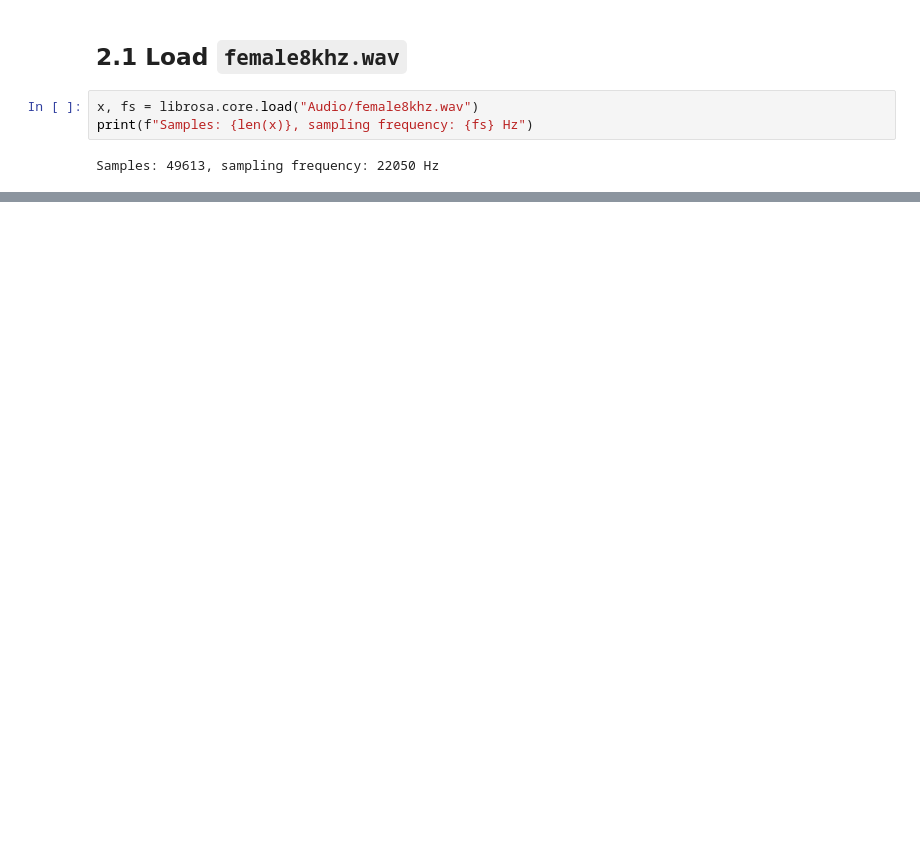
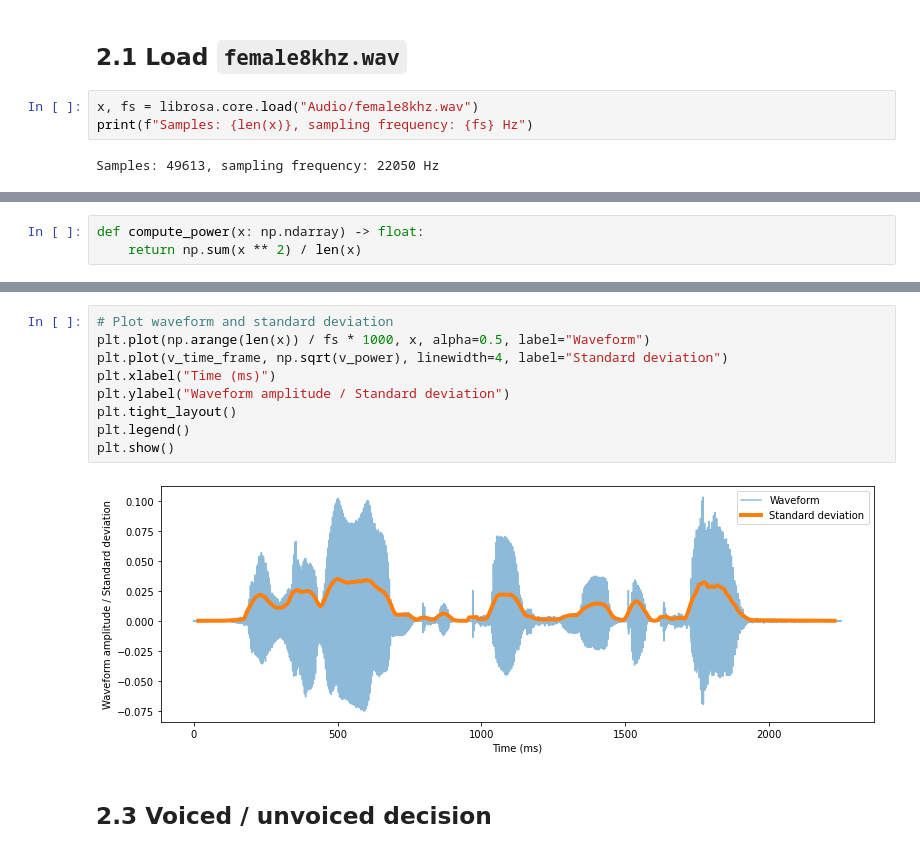
Before and after one commit to iibrahimli/ssp_sose2023, a Jupyter notebook: Exercise4/exercise4.ipynb, the cells around one changed output, grey strips where cells are left out. Cells and saved outputs as stored; diff of their text form; blank space fills up the shorter version.

```diff
--- a/Exercise4/exercise4.ipynb
+++ b/Exercise4/exercise4.ipynb
@@ -57,0 +125,3 @@ Samples: 49613, sampling frequency: 22050 Hz
+# %%
+def compute_power(x: np.ndarray) -> float:
+    return np.sum(x ** 2) / len(x)
@@ -57,0 +134,13 @@ Samples: 49613, sampling frequency: 22050 Hz
+# %%
+# Plot waveform and standard deviation
+plt.plot(np.arange(len(x)) / fs * 1000, x, alpha=0.5, label="Waveform")
+plt.plot(v_time_frame, np.sqrt(v_power), linewidth=4, label="Standard deviation")
+plt.xlabel("Time (ms)")
+plt.ylabel("Waveform amplitude / Standard deviation")
+plt.tight_layout()
+plt.legend()
+plt.show()
+# %% [output]
+[figure, added]
+# %% [markdown]
+## 2.3 Voiced / unvoiced decision
```
Also changed, not shown: parts of 16 cells of this notebook.
